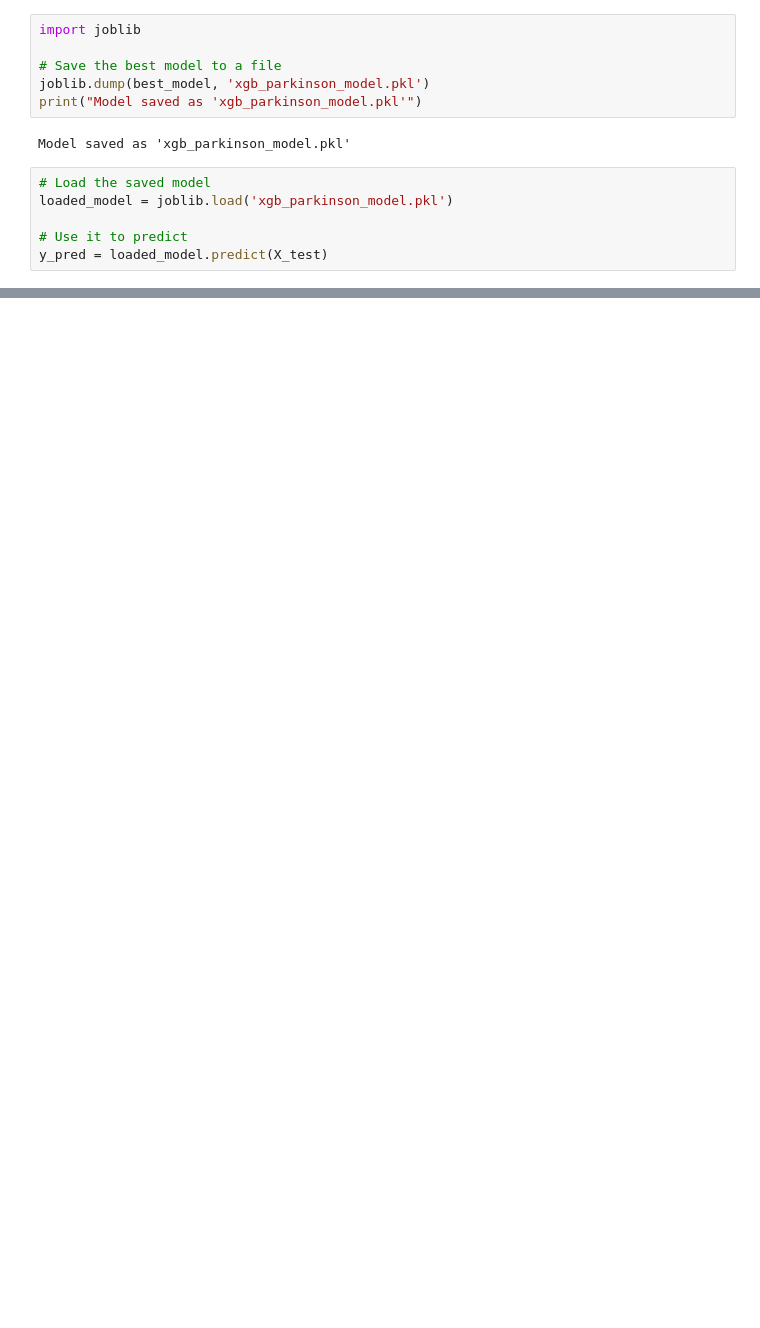
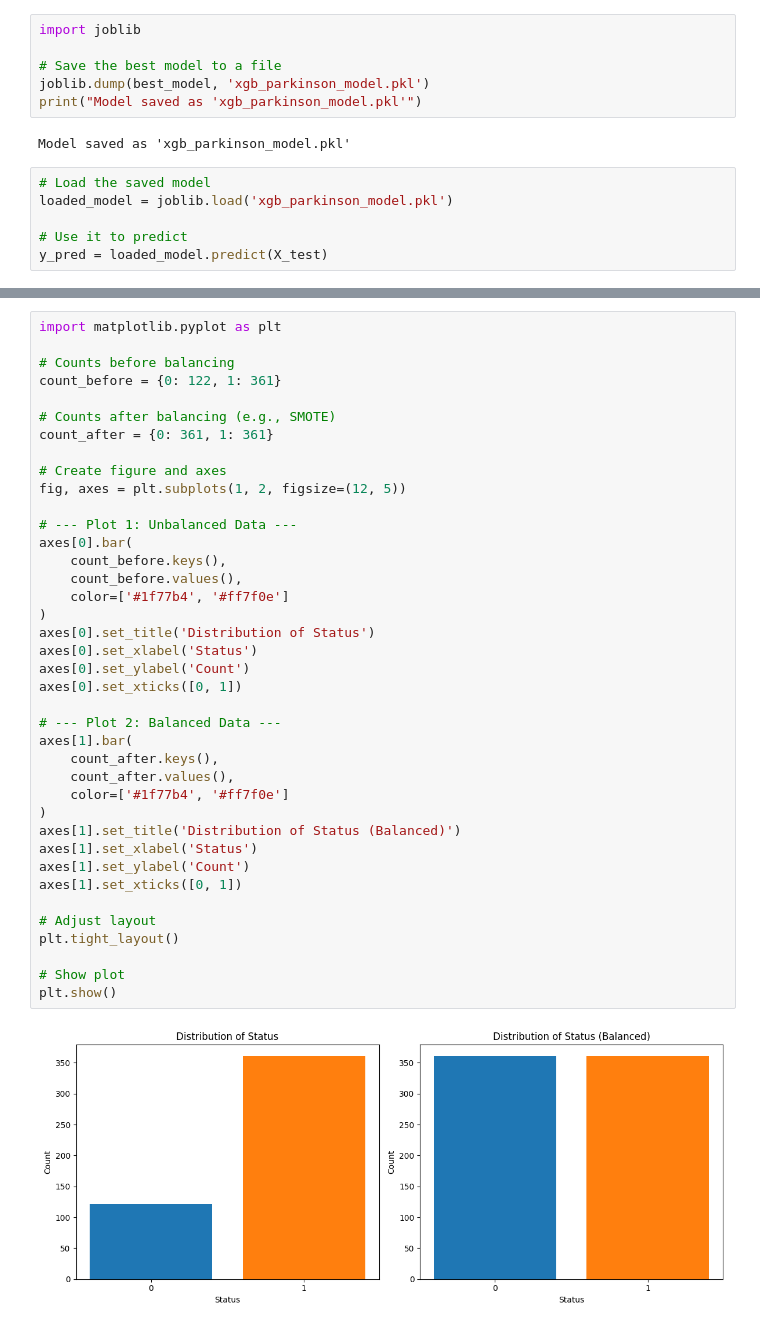
Before and after one commit to AmitTiparadi/Parkinsons, a Jupyter notebook: xgboost.ipynb, the cells around one changed output, grey strips where cells are left out. Saved outputs shown, nothing was run; the diff lists cells and outputs as text; blank space fills up the shorter version.

```diff
--- a/xgboost.ipynb
+++ b/xgboost.ipynb
@@ -223,0 +439,41 @@ y_pred = loaded_model.predict(X_test)
+# %%
+import matplotlib.pyplot as plt
+
+# Counts before balancing
+count_before = {0: 122, 1: 361}
+
+# Counts after balancing (e.g., SMOTE)
+count_after = {0: 361, 1: 361}
+
+# Create figure and axes
+fig, axes = plt.subplots(1, 2, figsize=(12, 5))
+
+# --- Plot 1: Unbalanced Data ---
+axes[0].bar(
+    count_before.keys(),
+    count_before.values(),
+    color=['#1f77b4', '#ff7f0e']
+)
+axes[0].set_title('Distribution of Status')
+axes[0].set_xlabel('Status')
+axes[0].set_ylabel('Count')
+axes[0].set_xticks([0, 1])
+
+# --- Plot 2: Balanced Data ---
+axes[1].bar(
+    count_after.keys(),
+    count_after.values(),
+    color=['#1f77b4', '#ff7f0e']
+)
+axes[1].set_title('Distribution of Status (Balanced)')
+axes[1].set_xlabel('Status')
+axes[1].set_ylabel('Count')
+axes[1].set_xticks([0, 1])
+
+# Adjust layout
+plt.tight_layout()
+
+# Show plot
+plt.show()
+# %% [output]
+[figure, added]
```
Also changed, not shown: parts of 11 cells of this notebook, 2 other files.
